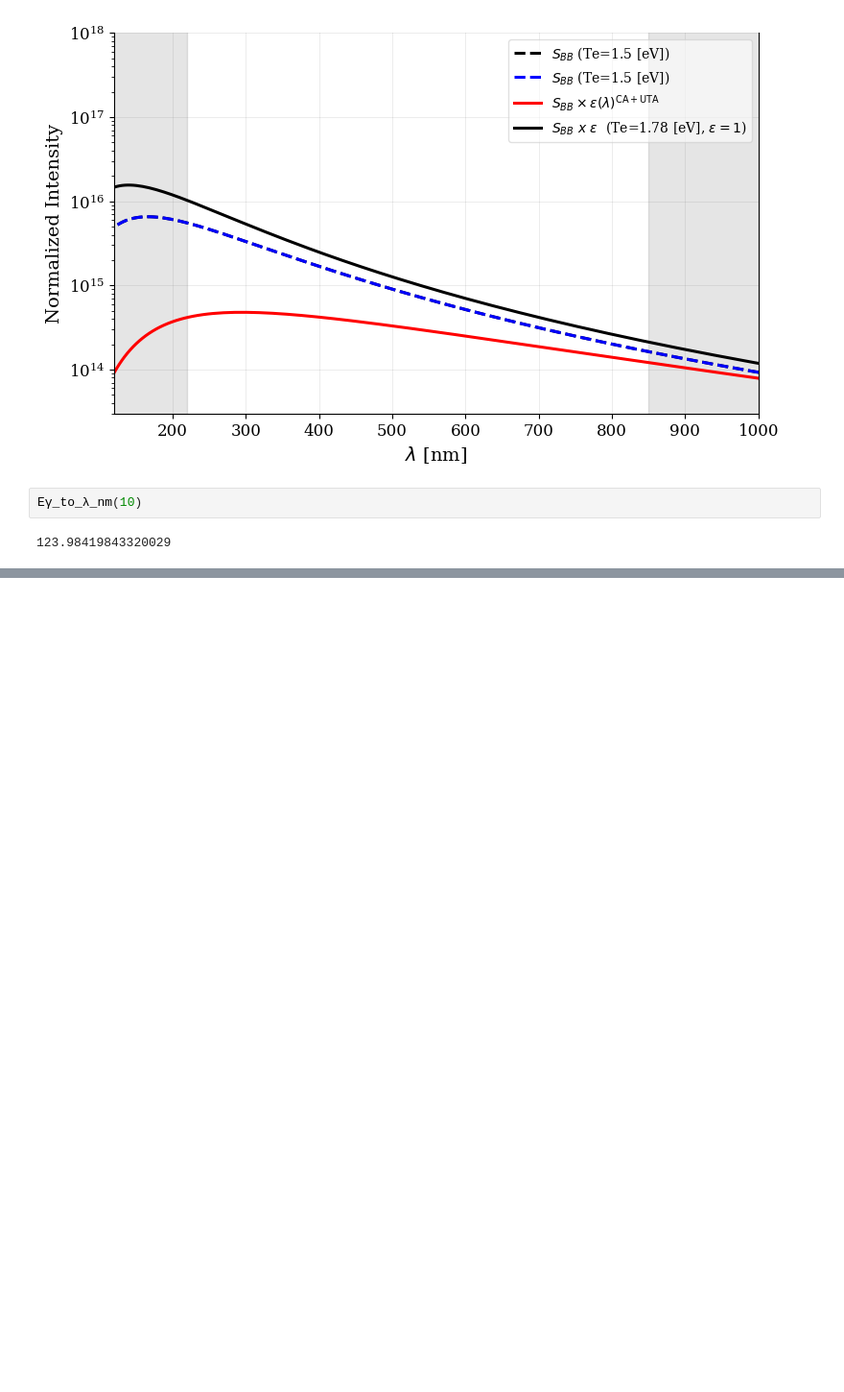
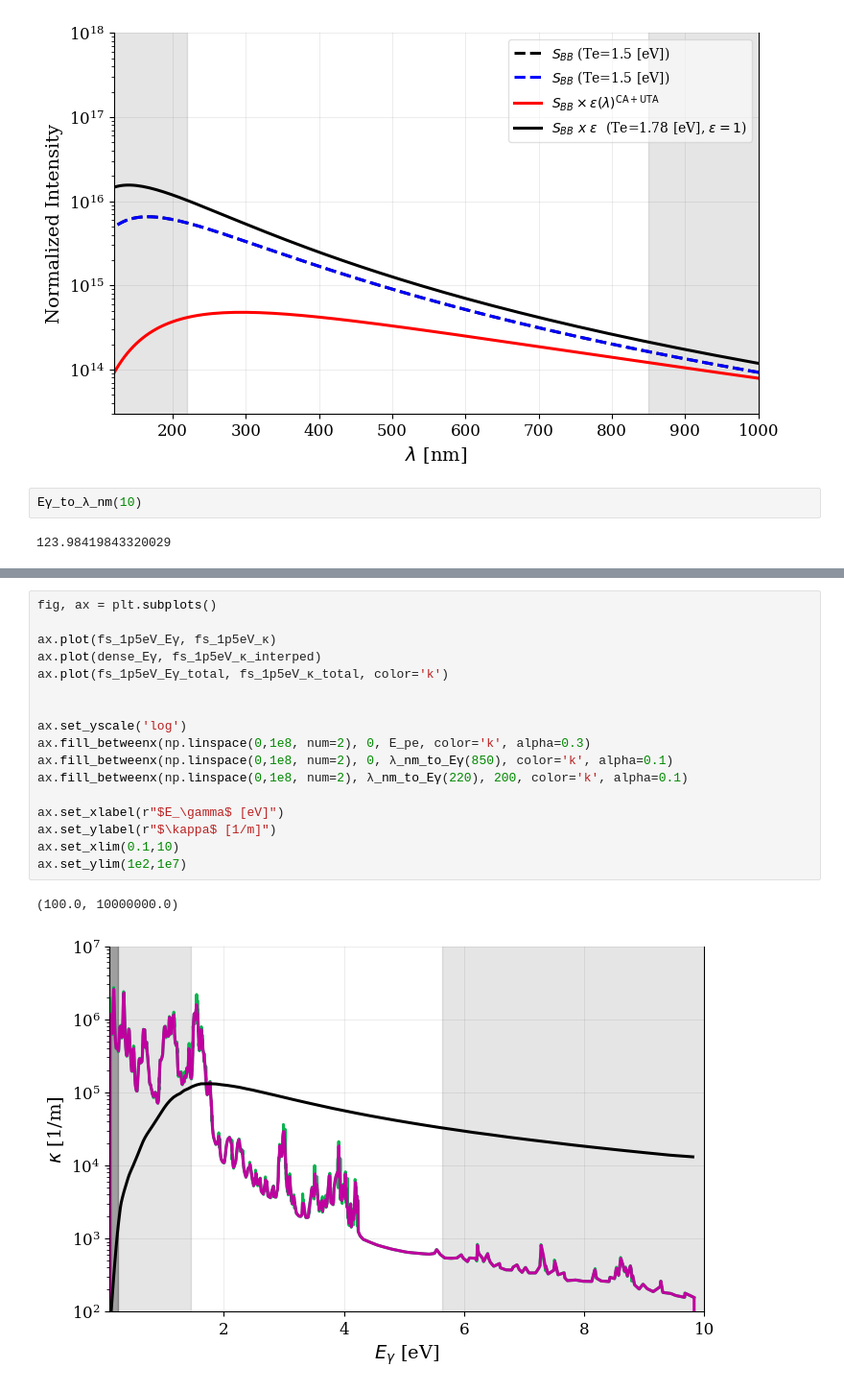
Before and after one commit to MurilloGroupMSU/Two-Temperature-Model, a Jupyter notebook: jupyter/Plasma_Information/Opacity.ipynb, the cells around one changed output, grey strips where cells are left out. Shown at 96% size. Drawn from its saved outputs; the diff is of its cells as text; blank space fills up the shorter version.

```diff
--- a/jupyter/Plasma_Information/Opacity.ipynb
+++ b/jupyter/Plasma_Information/Opacity.ipynb
@@ -389,0 +430,20 @@ Eγ_to_λ_nm(10)
+# %%
+fig, ax = plt.subplots()
+
+ax.plot(fs_1p5eV_Eγ, fs_1p5eV_κ)
+ax.plot(dense_Eγ, fs_1p5eV_κ_interped)
+ax.plot(fs_1p5eV_Eγ_total, fs_1p5eV_κ_total, color='k')
+
+
+ax.set_yscale('log')
+ax.fill_betweenx(np.linspace(0,1e8, num=2), 0, E_pe, color='k', alpha=0.3)
+ax.fill_betweenx(np.linspace(0,1e8, num=2), 0, λ_nm_to_Eγ(850), color='k', alpha=0.1)
+ax.fill_betweenx(np.linspace(0,1e8, num=2), λ_nm_to_Eγ(220), 200, color='k', alpha=0.1)
+
+ax.set_xlabel(r"$E_\gamma$ [eV]")
+ax.set_ylabel(r"$\kappa$ [1/m]")
+ax.set_xlim(0.1,10)
+ax.set_ylim(1e2,1e7)
+# %% [output]
+(100.0, 10000000.0)
+[figure, added]
```
Also changed, not shown: parts of 6 cells of this notebook, 6 other files.
